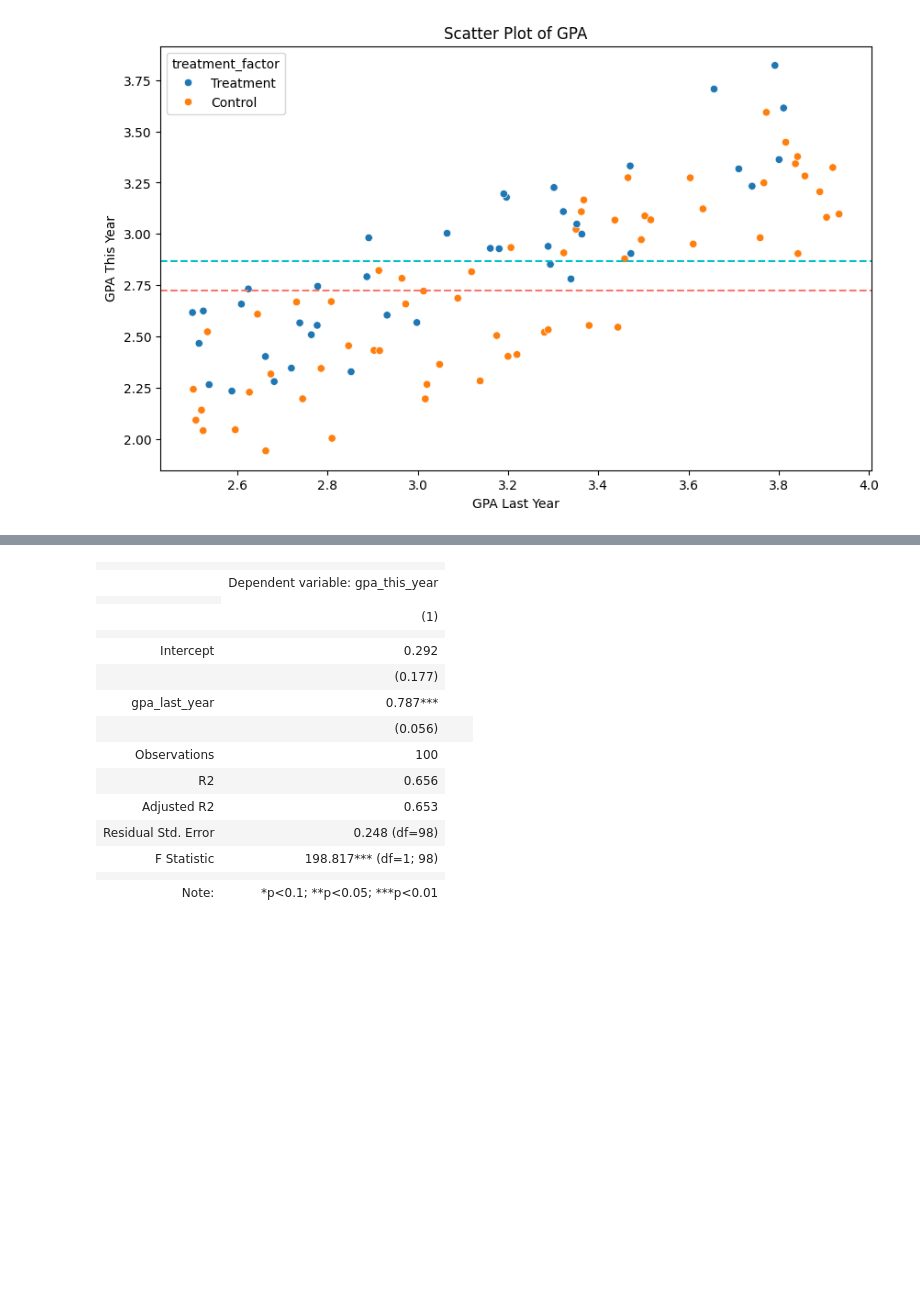
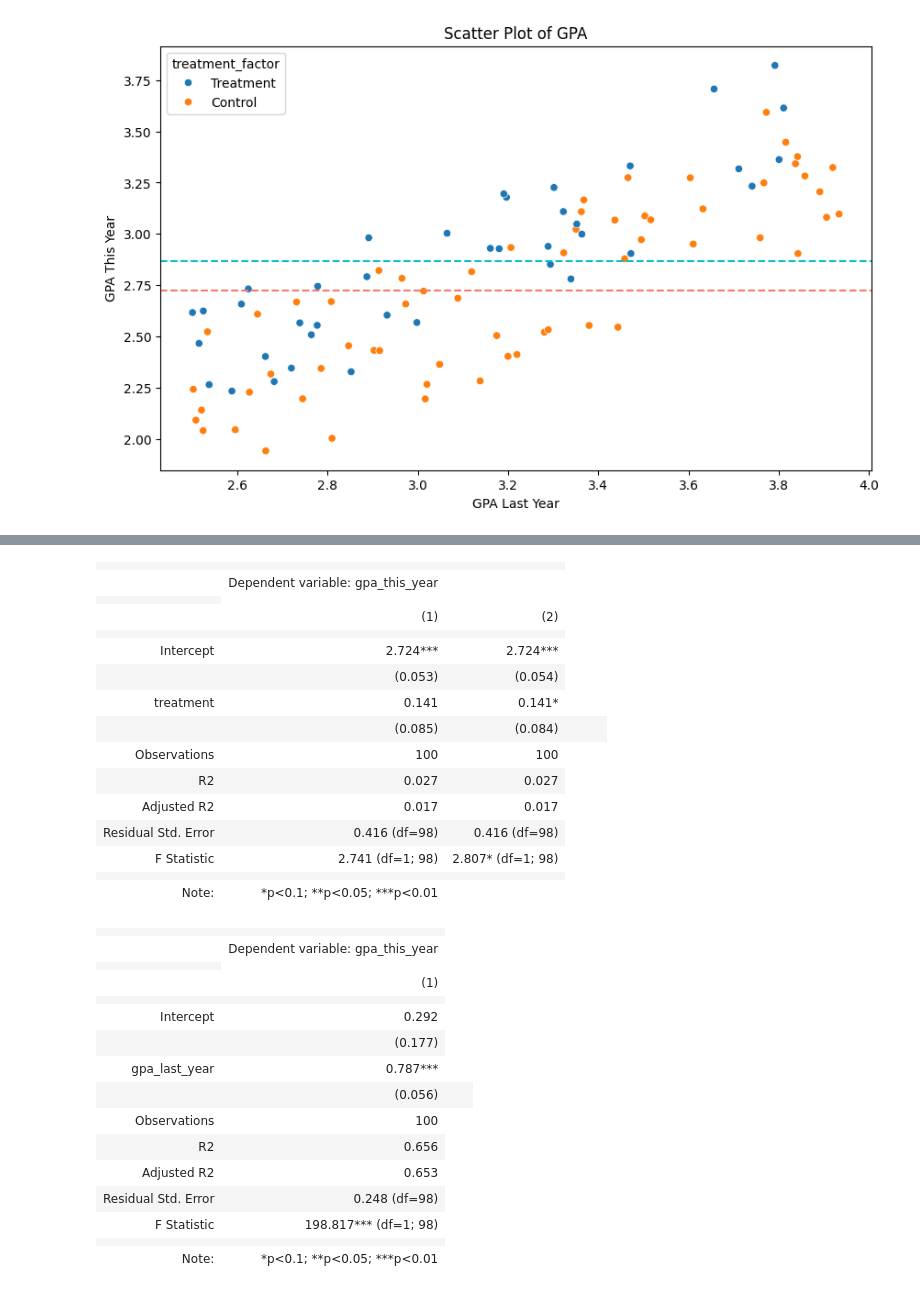
Before and after one commit to BA830/course_materials, a Jupyter notebook: python_guide/regression.ipynb, the cells around one changed output, grey strips where cells are left out. Drawn from its saved outputs; the diff is of its cells as text; code cells hidden in the pictures; blank space fills up the shorter version.

```diff
--- a/python_guide/regression.ipynb
+++ b/python_guide/regression.ipynb
@@ -72,8 +73,25 @@ Notes:
 [1] Standard Errors assume that the covariance matrix of the errors is correctly specified.
 # %%
 
-# reg_robust = smf.ols('gpa_this_year ~ treatment', data=data).fit(cov_type='HC1')
-# Stargazer([fit, reg_robust])
+reg_robust = smf.ols('gpa_this_year ~ treatment', data=data).fit(cov_type='HC1')
+Stargazer([fit, reg_robust])
+# %% [output]
+|  |  |  |
+|  | Dependent variable: gpa_this_year |  |
+|  |
+|  | (1) | (2) |
+|  |  |  |
+| Intercept | 2.724*** | 2.724*** |
+|  | (0.053) | (0.054) |
+| treatment | 0.141 | 0.141* |
+|  | (0.085) | (0.084) |  |  |  |
+| Observations | 100 | 100 |
+| R2 | 0.027 | 0.027 |
+| Adjusted R2 | 0.017 | 0.017 |
+| Residual Std. Error | 0.416 (df=98) | 0.416 (df=98) |
+| F Statistic | 2.741 (df=1; 98) | 2.807* (df=1; 98) |
+|  |  |  |
+| Note: | *p<0.1; **p<0.05; ***p<0.01 |  |
 # %%
 
 reg_lastgpa = smf.ols('gpa_this_year ~ gpa_last_year', data=data).fit(cov_type='HC1')
```
Also changed, not shown: parts of 5 cells of this notebook, 1 other file.
